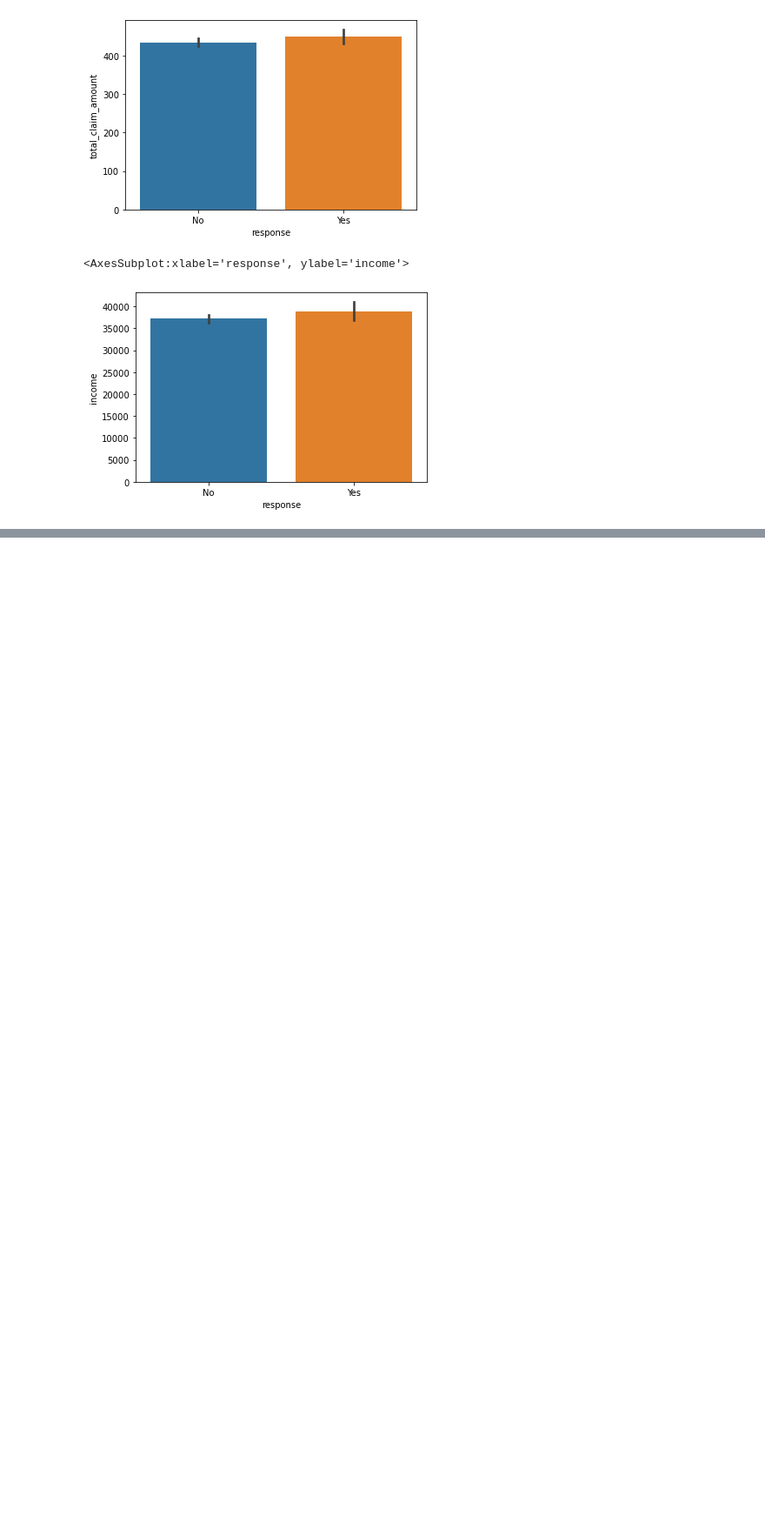
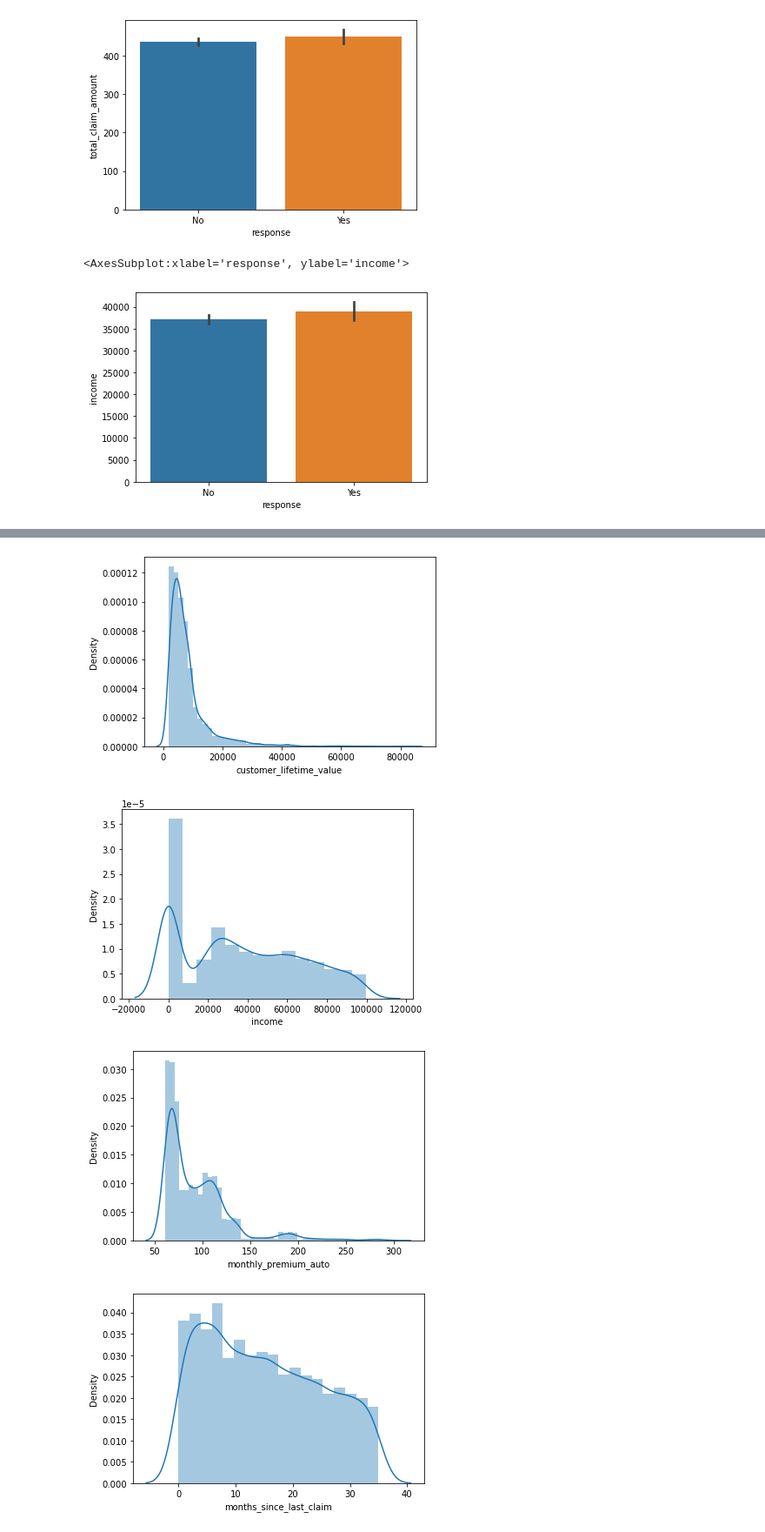
Before and after one commit to nataschaberg/lab-customer-analysis, a Jupyter notebook: exercises/data_cleaning_round_2.ipynb, the cells around one changed output, grey strips where cells are left out. Shown at 87% size. Cells and saved outputs as stored; diff of their text form; code cells hidden in the pictures; blank space fills up the shorter version.

```diff
--- a/exercises/data_cleaning_round_2.ipynb
+++ b/exercises/data_cleaning_round_2.ipynb
@@ -230,0 +253,9 @@ sns.barplot(x="response", y="income", data=df)
+# %%
+for column in data_types['numerical']:
+    sns.distplot(df[column])
+    plt.show()
+# %% [output]
+[figure, added]
+[figure, added]
+[figure, added]
+[figure, added]
```
Also changed, not shown: parts of 12 cells of this notebook.
